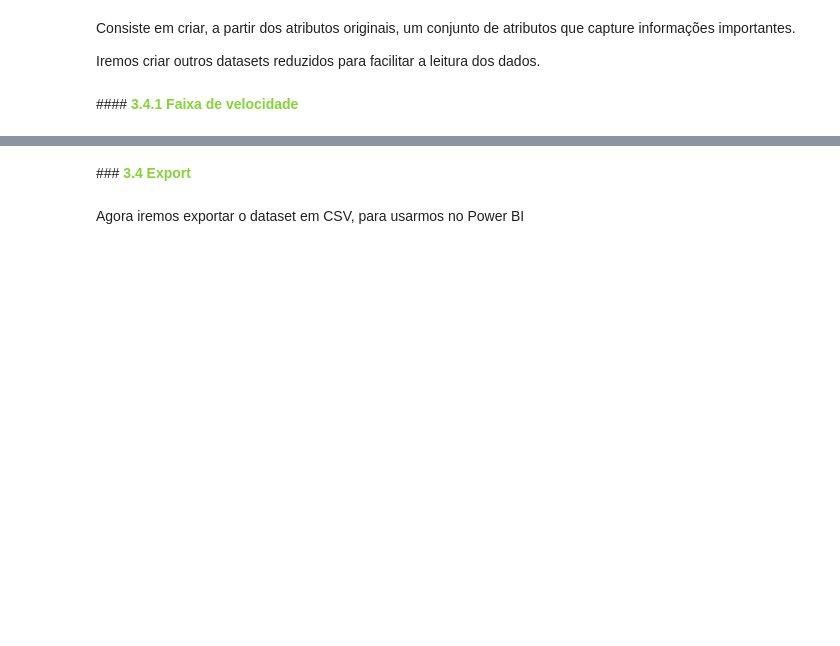
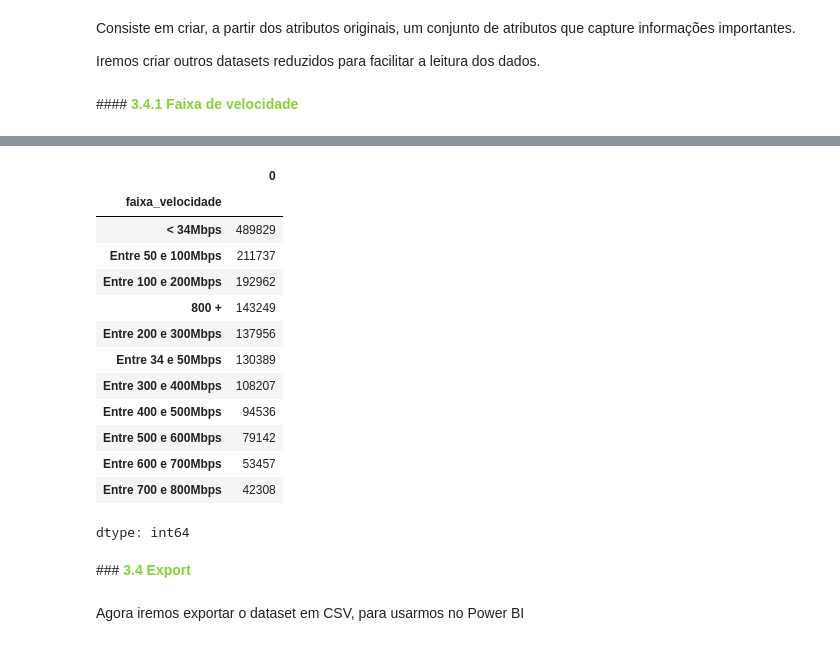
Before and after one commit to gabrielmprata/anatel_banda_larga_fixa, a Jupyter notebook: PREP_banda_larga_fixa_pwr_bi.ipynb, the cells around one changed output, grey strips where cells are left out. Cells and saved outputs as stored; diff of their text form; code cells hidden in the pictures; blank space fills up the shorter version.

```diff
--- a/PREP_banda_larga_fixa_pwr_bi.ipynb
+++ b/PREP_banda_larga_fixa_pwr_bi.ipynb
@@ -462,3 +492,28 @@ df_acessos_bl_fixa.groupby('regiao').size().sort_values(ascending=False)
+# %%
+classes = [0, 33, 50, 100, 200, 300,400,500, 600, 700, 800, 10000000]
+
+labels = ['< 34Mbps', 'Entre 34 e 50Mbps', 'Entre 50 e 100Mbps', 'Entre 100 e 200Mbps',
+          'Entre 200 e 300Mbps','Entre 300 e 400Mbps','Entre 400 e 500Mbps','Entre 500 e 600Mbps','Entre 600 e 700Mbps','Entre 700 e 800Mbps','800 +']
+
+classes = pd.cut(x=df_acessos_bl_fixa.velocidade, bins=classes, labels=labels)
+df_acessos_bl_fixa['faixa_velocidade'] = classes
+# %%
+df_acessos_bl_fixa.groupby('faixa_velocidade').size().sort_values(ascending=False)
+# %% [output]
+|  | 0 |
+| faixa_velocidade |  |
+| < 34Mbps | 489829 |
+| Entre 50 e 100Mbps | 211737 |
+| Entre 100 e 200Mbps | 192962 |
+| 800 + | 143249 |
+| Entre 200 e 300Mbps | 137956 |
+| Entre 34 e 50Mbps | 130389 |
+| Entre 300 e 400Mbps | 108207 |
+| Entre 400 e 500Mbps | 94536 |
+| Entre 500 e 600Mbps | 79142 |
+| Entre 600 e 700Mbps | 53457 |
+| Entre 700 e 800Mbps | 42308 |
+dtype: int64
 # %% [markdown]
 ###**<font color=#85d338> 3.4 Export**
 # %% [markdown]
```
Also changed, not shown: parts of 3 cells of this notebook.
